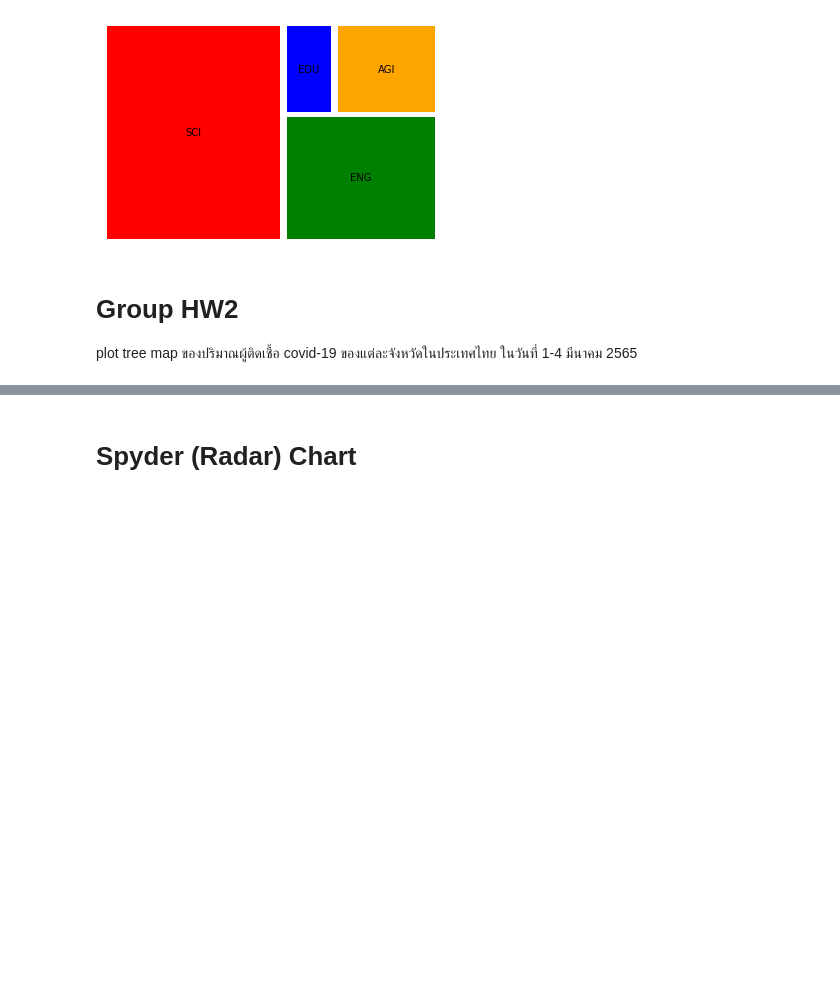
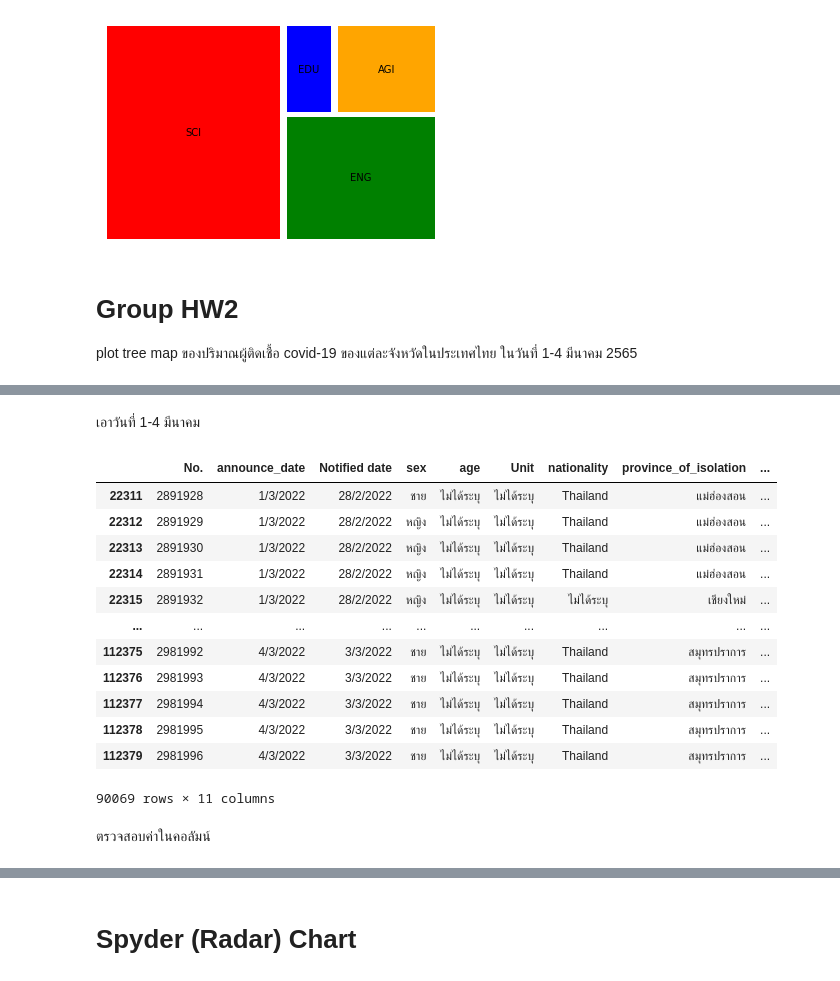
Before and after one commit to suwitchaya17/data_viz_2022, a Jupyter notebook: DataViz04_Data_Comparison.ipynb, the cells around one changed output, grey strips where cells are left out. Drawn from its saved outputs; the diff is of its cells as text; code cells hidden in the pictures; blank space fills up the shorter version.

```diff
--- a/DataViz04_Data_Comparison.ipynb
+++ b/DataViz04_Data_Comparison.ipynb
@@ -427,0 +482,11 @@ plot tree map ของปริมาณผู้ติดเชื้อ covid
+# %%
+data_covid[['sex']]=data_covid[['sex']].fillna('ไม่ได้ระบุ')
+data_covid[['age']]=data_covid[['age']].fillna('ไม่ได้ระบุ')
+data_covid[['Unit']]=data_covid[['Unit']].fillna('ไม่ได้ระบุ')
+data_covid[['nationality']]=data_covid[['nationality']].fillna('ไม่ได้ระบุ')
+data_covid[['risk']]=data_covid[['risk']].fillna('ไม่ได้ระบุ')
+data_covid[['province_of_onset']]=data_covid[['province_of_onset']].fillna('ไม่ได้ระบุ')
+data_covid[['district_of_onset']]=data_covid[['district_of_onset']].fillna('ไม่ได้ระบุ')
+data_covid[['Notified date']]=data_covid[['Notified date']].fillna('ไม่ได้ระบุ')
+data_covid[['province_of_isolation']]=data_covid[['province_of_isolation']].fillna('ไม่ได้ระบุ')
+# แทนค่า missing ด้วยคำว่า ไม่ได้ระบุ
@@ -427,0 +508,27 @@ plot tree map ของปริมาณผู้ติดเชื้อ covid
+# %% [markdown]
+เอาวันที่ 1-4 มีนาคม
+# %%
+j=list() #กำหนด j ให้เป็น list ว่าง เพื่อใช้เติมค่า loop เป็น list ของ True False list logical ที่มีขนาดเท่ากับแถวตาราง
+for each_row in data_covid.iterrows(): # loop each_row (แต่ละแถว) ใน data_covid
+    if (int(each_row[1]['announce_date'].split('/')[0])>=1 )  and (int(each_row[1]['announce_date'].split('/')[0])<= 4) : #สร้างเงื่อนไข 2 อย่าง ได้แก่ 1. announce_date ที่มากกว่าเท่ากับ 1 และ 2. announce_date ที่น้อยกว่าเท่ากับ 4 โดยเริ่มเอาที่แถวที่1 ที่เป็น [1] คือเราต้องการวันและแยกโดยใช้ '/' และที่ใช้ int เพื่อให้มันเปลี่ยนเป็นตัวเลขจะสามารถคำนวณได้
+        j.append(True) # หากเงื่อนไขถูกต้องให้เพิ่มเข้าไปใน list j ที่สร้างไว้ | มันจะเป็นappend เป็น True เก็บไว้>>เพื่อไว้ใช้ต่อ
+    else:
+        j.append(False) #หากเงื่อนไขไม่ถูกต้อง ไม่ให้เพิ่มเข้าไปใน list j ที่สร้างไว้ | มันจะเป็นappend เป็น False เก็บไว้ >>เพื่อไม่ใช้ต่อ
+
+data_covid[j] # แสดงผลลัพธ์
+# %% [output]
+|  | No. | announce_date | Notified date | sex | age | Unit | nationality | province_of_isolation | ... |
+| 22311 | 2891928 | 1/3/2022 | 28/2/2022 | ชาย | ไม่ได้ระบุ | ไม่ได้ระบุ | Thailand | แม่ฮ่องสอน | ... |
+| 22312 | 2891929 | 1/3/2022 | 28/2/2022 | หญิง | ไม่ได้ระบุ | ไม่ได้ระบุ | Thailand | แม่ฮ่องสอน | ... |
+| 22313 | 2891930 | 1/3/2022 | 28/2/2022 | หญิง | ไม่ได้ระบุ | ไม่ได้ระบุ | Thailand | แม่ฮ่องสอน | ... |
+| 22314 | 2891931 | 1/3/2022 | 28/2/2022 | หญิง | ไม่ได้ระบุ | ไม่ได้ระบุ | Thailand | แม่ฮ่องสอน | ... |
+| 22315 | 2891932 | 1/3/2022 | 28/2/2022 | หญิง | ไม่ได้ระบุ | ไม่ได้ระบุ | ไม่ได้ระบุ | เชียงใหม่ | ... |
+| ... | ... | ... | ... | ... | ... | ... | ... | ... | ... |
+| 112375 | 2981992 | 4/3/2022 | 3/3/2022 | ชาย | ไม่ได้ระบุ | ไม่ได้ระบุ | Thailand | สมุทรปราการ | ... |
+| 112376 | 2981993 | 4/3/2022 | 3/3/2022 | ชาย | ไม่ได้ระบุ | ไม่ได้ระบุ | Thailand | สมุทรปราการ | ... |
+| 112377 | 2981994 | 4/3/2022 | 3/3/2022 | ชาย | ไม่ได้ระบุ | ไม่ได้ระบุ | Thailand | สมุทรปราการ | ... |
+| 112378 | 2981995 | 4/3/2022 | 3/3/2022 | ชาย | ไม่ได้ระบุ | ไม่ได้ระบุ | Thailand | สมุทรปราการ | ... |
+| 112379 | 2981996 | 4/3/2022 | 3/3/2022 | ชาย | ไม่ได้ระบุ | ไม่ได้ระบุ | Thailand | สมุทรปราการ | ... |
+90069 rows × 11 columns
+# %% [markdown]
+ตรวจสอบค่าในคอลัมน์
```
Also changed, not shown: parts of 27 cells of this notebook.
